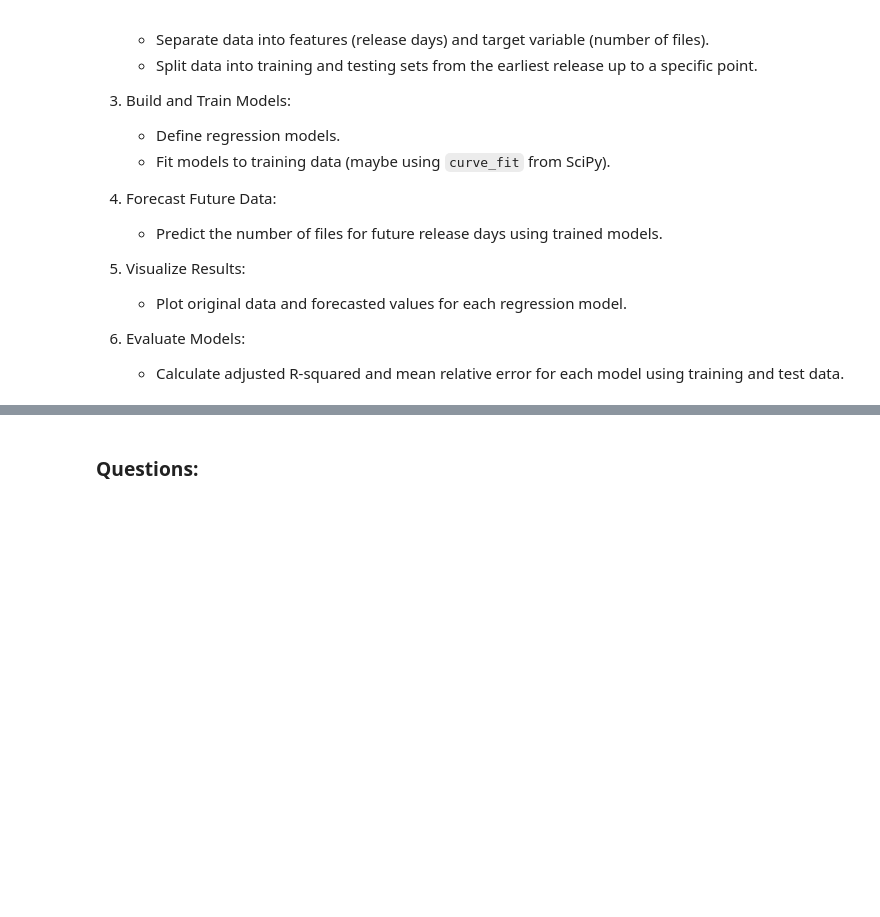
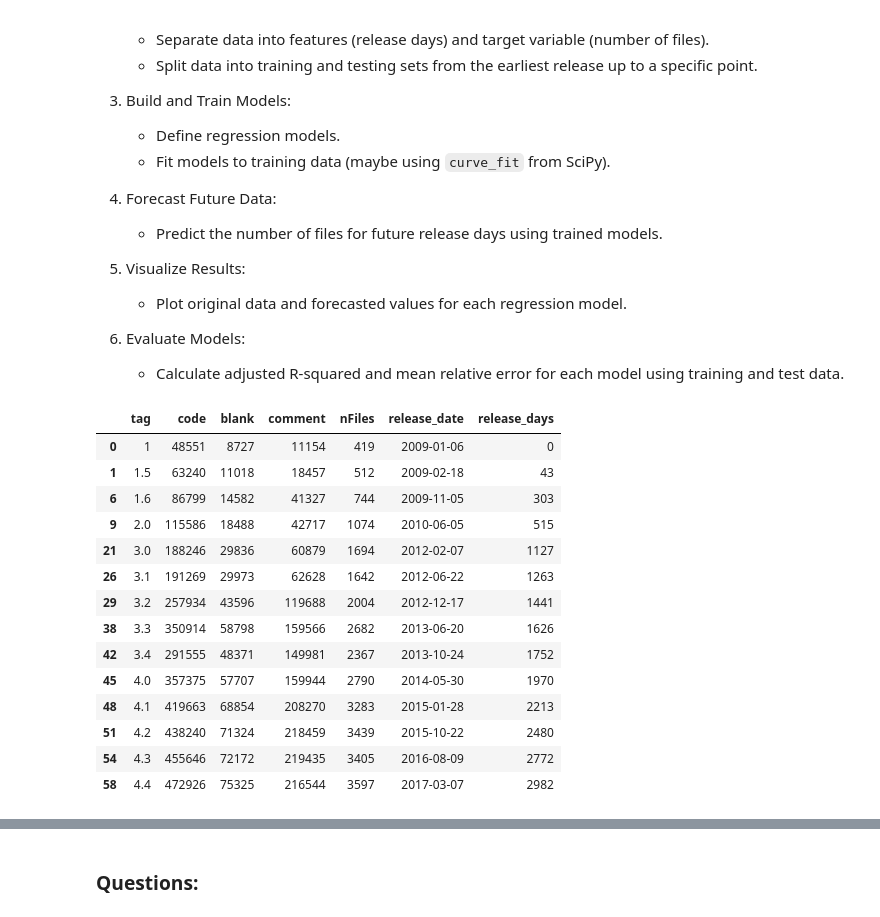
Before and after one commit to LemaireEmilien/Software-Evolution-LE-Practical-Lehmans-Laws, a Jupyter notebook: LawsSoftEvol_CodeCounting.ipynb, the cells around one changed output, grey strips where cells are left out. Drawn from its saved outputs; the diff is of its cells as text; code cells hidden in the pictures; blank space fills up the shorter version.

```diff
--- a/LawsSoftEvol_CodeCounting.ipynb
+++ b/LawsSoftEvol_CodeCounting.ipynb
@@ -301,5 +298,27 @@ Using **Dataset A**, apply parametric regression models (e.g., linear, exponenti
    - Calculate adjusted R-squared and mean relative error for each model using training and test data.
 # %%
 # WRITE YOUR CODE HERE
+#Convert "release_date" to datetime format.
+#data_growth_B['release_date'] = pd.to_datetime(data_growth_B['release_date'])
+
+#Calculate "release_days" as the number of days since the earliest release.
+data_growth_B['release_days'] = (data_growth_B['release_date'] - data_growth_B['release_date'].min()).dt.days
+data_growth_B
+# %% [output]
+|  | tag | code | blank | comment | nFiles | release_date | release_days |
+| 0 | 1 | 48551 | 8727 | 11154 | 419 | 2009-01-06 | 0 |
+| 1 | 1.5 | 63240 | 11018 | 18457 | 512 | 2009-02-18 | 43 |
+| 6 | 1.6 | 86799 | 14582 | 41327 | 744 | 2009-11-05 | 303 |
+| 9 | 2.0 | 115586 | 18488 | 42717 | 1074 | 2010-06-05 | 515 |
+| 21 | 3.0 | 188246 | 29836 | 60879 | 1694 | 2012-02-07 | 1127 |
+| 26 | 3.1 | 191269 | 29973 | 62628 | 1642 | 2012-06-22 | 1263 |
+| 29 | 3.2 | 257934 | 43596 | 119688 | 2004 | 2012-12-17 | 1441 |
+| 38 | 3.3 | 350914 | 58798 | 159566 | 2682 | 2013-06-20 | 1626 |
+| 42 | 3.4 | 291555 | 48371 | 149981 | 2367 | 2013-10-24 | 1752 |
+| 45 | 4.0 | 357375 | 57707 | 159944 | 2790 | 2014-05-30 | 1970 |
+| 48 | 4.1 | 419663 | 68854 | 208270 | 3283 | 2015-01-28 | 2213 |
+| 51 | 4.2 | 438240 | 71324 | 218459 | 3439 | 2015-10-22 | 2480 |
+| 54 | 4.3 | 455646 | 72172 | 219435 | 3405 | 2016-08-09 | 2772 |
+| 58 | 4.4 | 472926 | 75325 | 216544 | 3597 | 2017-03-07 | 2982 |
 # %%
 # WRITE YOUR CODE HERE
```
Also changed, not shown: parts of 8 cells of this notebook.
